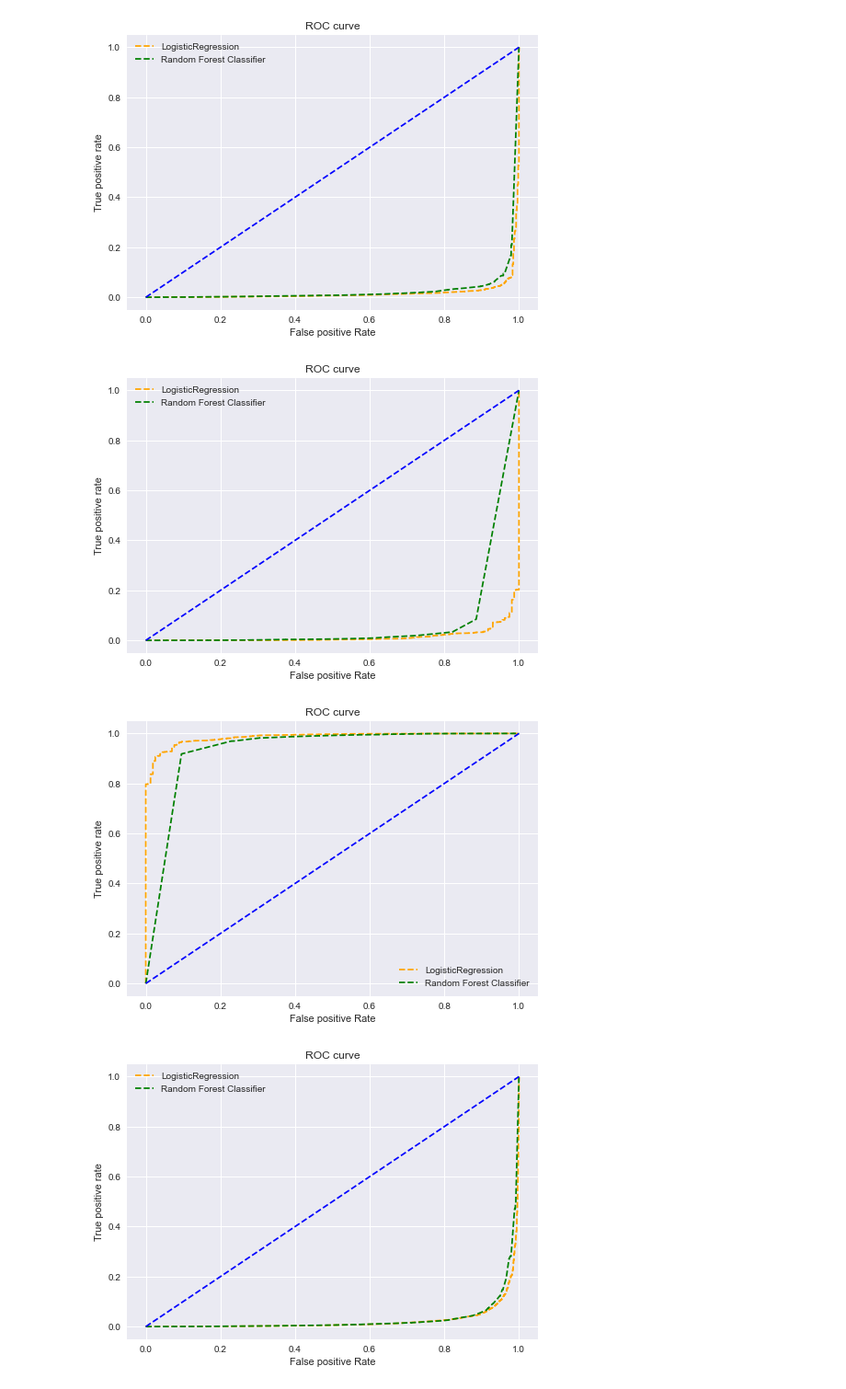
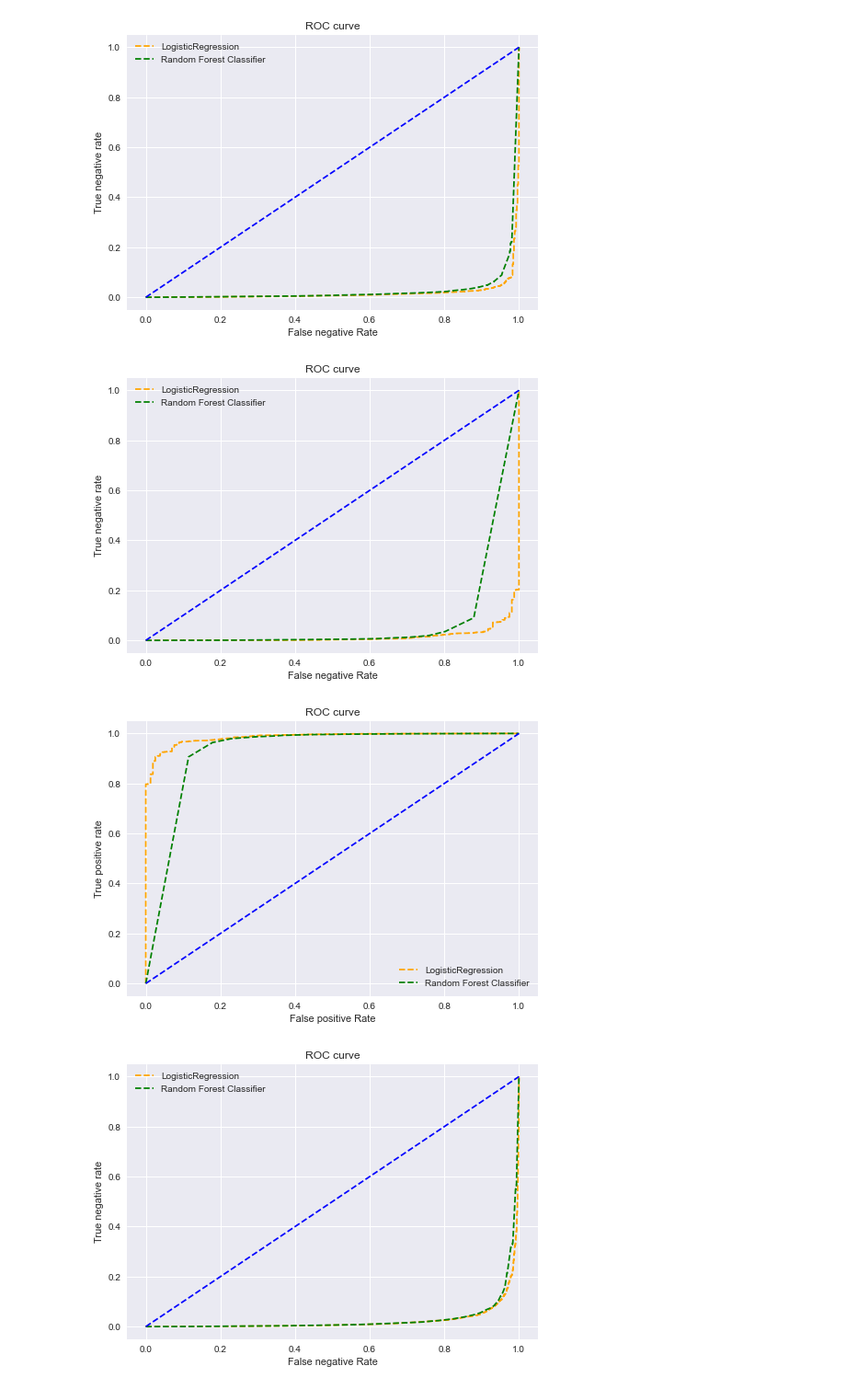
Before and after one commit to prakhar3146/malignant_comments_classifier, a Jupyter notebook: Malignant_comments_classifier(worksheet).ipynb, the cells around one changed output. Shown at 92% size. Cells and saved outputs as stored; diff of their text form; code cells hidden in the pictures.

```diff
--- a/Malignant_comments_classifier(worksheet).ipynb
+++ b/Malignant_comments_classifier(worksheet).ipynb
@@ -672,7 +672,7 @@ x_test_tfv=tfv.transform(x_test)
 # %%
 model1 = LogisticRegression()
 # Support vector machine
-model2 =RandomForestClassifier()
+model2 =RandomForestClassifier(criterion='entropy')
 
 
 # fit model
@@ -697,52 +697,52 @@ plt.plot(p_fpr, p_tpr, linestyle='--', color='blue')
 # title
 plt.title('ROC curve')
 # x label
-plt.xlabel('False positive Rate')
+plt.xlabel('False negative Rate')
 # y label
-plt.ylabel('True positive rate')
+plt.ylabel('True negative rate')
 
 plt.legend(loc='best')
 plt.savefig('ROC',dpi=300)
 plt.show()
 # %% [output]
-[figure, old version]
+[figure, new version]
 # %%
 model1 = LogisticRegression()
 
-model2 =RandomForestClassifier()
+model2 =RandomForestClassifier(criterion='entropy')
 
 
 # fit model
 model1.fit(x_train_tfv, y_train)
 model2.fit(x_train_tfv, y_train)
 
 # predict probabilities
 pred_prob1 = model1.predict_proba(x_test_tfv)
 pred_prob2 = model2.predict_proba(x_test_tfv)
 fpr1, tpr1, thresh1 = roc_curve(y_test, pred_prob1[:,0], pos_label=0)
 fpr2, tpr2, thresh2 = roc_curve(y_test, pred_prob2[:,0], pos_label=0)
 
 # roc curve for tpr = fpr
 random_probs = [0 for i in range(len(y_test))]
 p_fpr, p_tpr, _ = roc_curve(y_test, random_probs, pos_label=0)
 plt.style.use('seaborn')
 
 # plot roc curves
 plt.plot(fpr1, tpr1, linestyle='--',color='orange', label='LogisticRegression')
 plt.plot(fpr2, tpr2, linestyle='--',color='green', label='Random Forest Classifier')
 plt.plot(p_fpr, p_tpr, linestyle='--', color='blue')
 # title
 plt.title('ROC curve')
 # x label
 plt.xlabel('False positive Rate')
 # y label
 plt.ylabel('True positive rate')
 
 plt.legend(loc='best')
 plt.savefig('ROC',dpi=300)
 plt.show()
 # %% [output]
-[figure, old version]
+[figure, new version]
 # %%
 #Abuse
 y=df_new['abuse']
```
Also changed, not shown: parts of 28 cells of this notebook.
